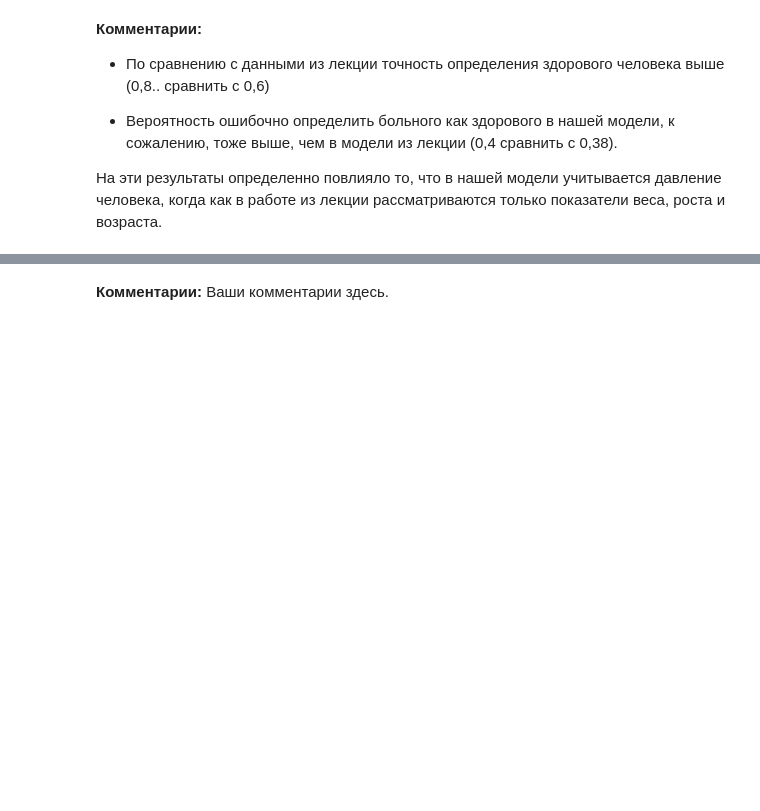
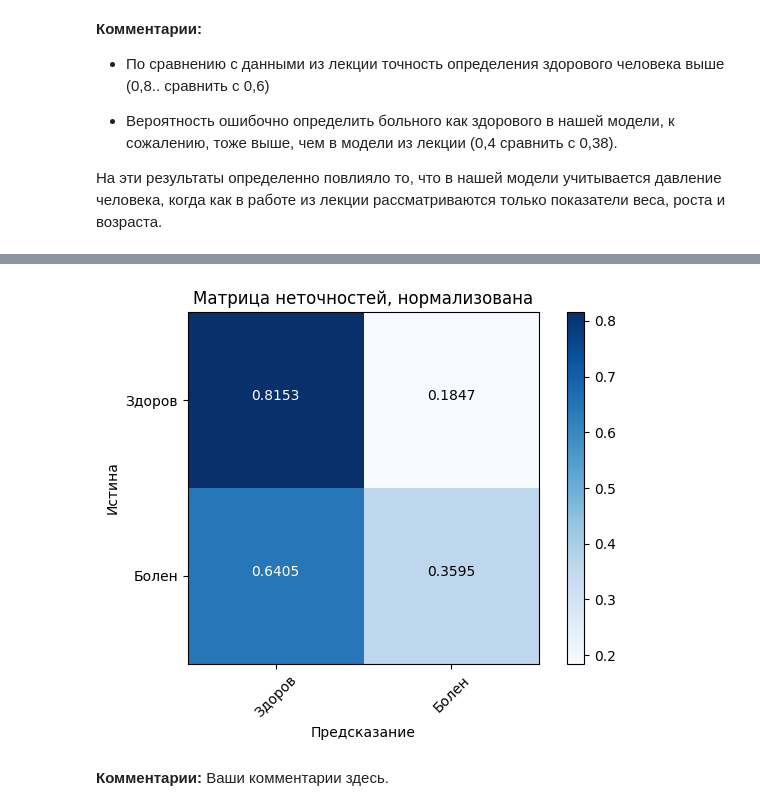
Before and after one commit to Diyanadi1/test, a Jupyter notebook: home_work/Dmitrieva_Lecture02_HW.ipynb, the cells around one changed output, grey strips where cells are left out. Drawn from its saved outputs; the diff is of its cells as text; code cells hidden in the pictures; blank space fills up the shorter version.

```diff
--- a/home_work/Dmitrieva_Lecture02_HW.ipynb
+++ b/home_work/Dmitrieva_Lecture02_HW.ipynb
@@ -135,3 +165,10 @@ plt.show()
+# %%
+plt.figure()
+plot_confusion_matrix(cnf_matrix2, classes=class_names, normalize=True,
+                      title='Матрица неточностей, нормализована')
+plt.show()
+# %% [output]
+[figure, added]
 # %% [markdown]
 **Комментарии:** Ваши комментарии здесь.
 # %% [markdown]
```
Also changed, not shown: parts of 19 cells of this notebook, 1 other file.
